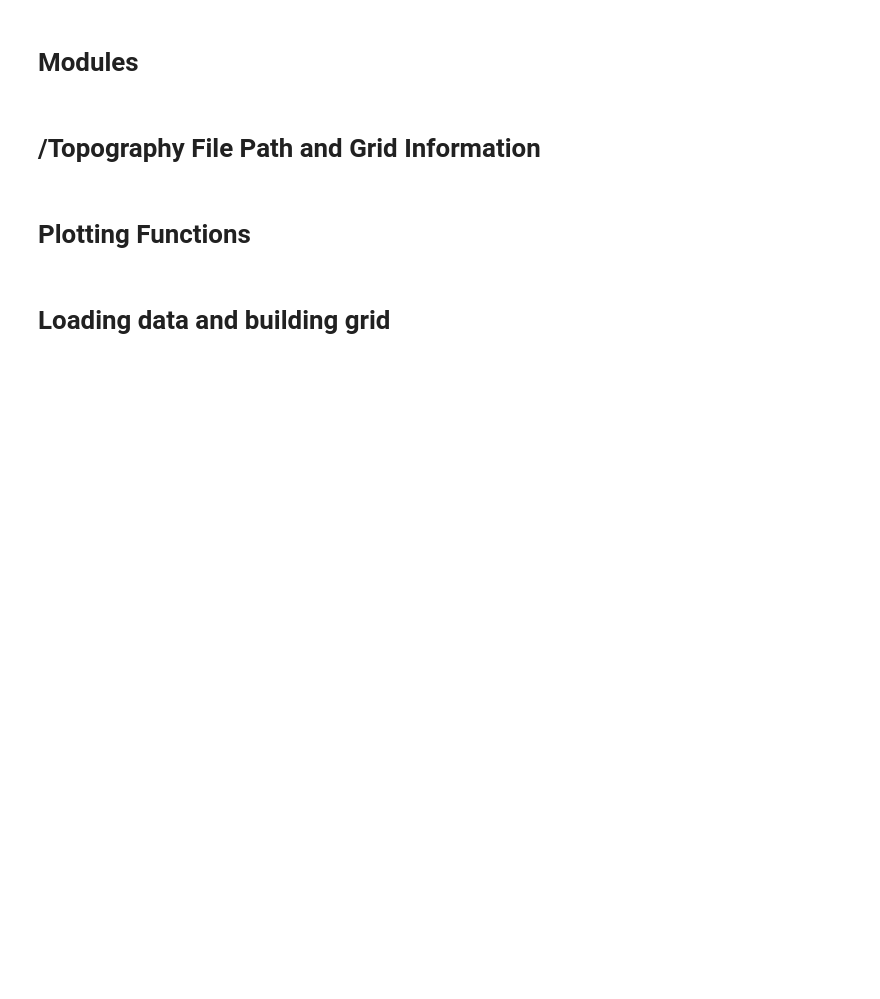
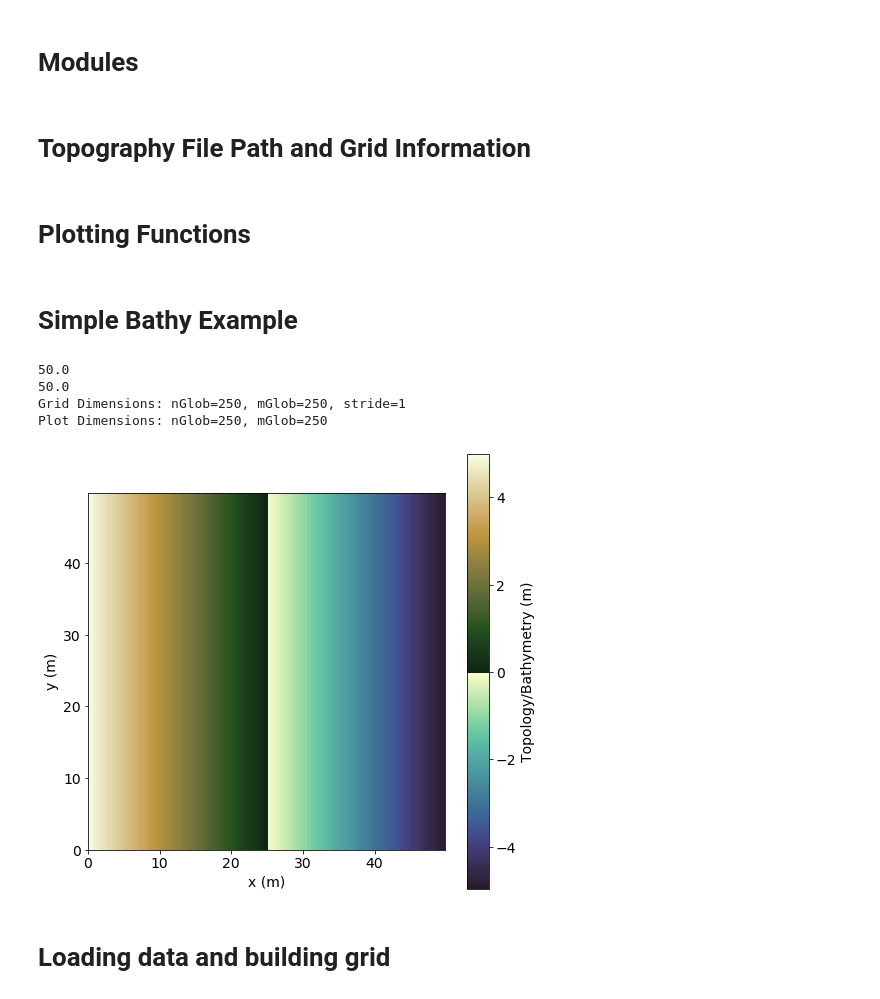
Before and after one commit to mayhl/FUNWAVE-TVD-pyScripts, a Jupyter notebook: bathy_modifications/addBreakwater.ipynb, the cells around one changed output. Saved outputs shown, nothing was run; the diff lists cells and outputs as text; code cells hidden in the pictures; blank space fills up the shorter version.

```diff
--- a/bathy_modifications/addBreakwater.ipynb
+++ b/bathy_modifications/addBreakwater.ipynb
@@ -10,7 +10,7 @@ import cmocean
 from shapely.geometry import Polygon, Point
 import shapely
 # %% [markdown]
-# /Topography File Path and Grid Information
+# Topography File Path and Grid Information
 # %%
 bathyFilePath = 'testBathy.txt'
 
@@ -91,6 +91,52 @@ def plotBathy( ax, x, y, z , stride=1):
 
     ax.set_xlabel( "x (m)")
     ax.set_ylabel( "y (m)")
+# %% [markdown]
+# Simple Bathy Example
+# %%
+
+rY = 1/5
+rX = 2
+dx = 0.1*rX
+dy = 1*rY
+
+nGlob = 50/rY
+mGlob = 2.5*200/rX
+
+print(dx*mGlob)
+print(dy*nGlob)
+
+# Constructing equispaced grid
+x = np.arange(0,mGlob)*dx + x0
+y = np.arange(0,nGlob)*dy + y0
+
+# Computing stride based on max linear plot size
+nMax = max(nGlob,mGlob)
+stride = int(nMax/maxLinearPlotPoints)
+if ( stride < 1 ): stride = 1
+
+nGlobPlot = int( nGlob/stride )
+mGlobPlot = int( mGlob/stride )
+
+[X,Y] = np.meshgrid(x,y)
+
+bathy = 0.2*(25-X)
+
+print( "Grid Dimensions: nGlob=%d, mGlob=%d, stride=%d" % (nGlob, mGlob, stride) )
+print( "Plot Dimensions: nGlob=%d, mGlob=%d" % (nGlobPlot,mGlobPlot) )
+
+# Plotting topography/bathymetry
+fig, ax = plt.subplots()
+fig.set_size_inches(8, 8)
+
+
+plotBathy( ax, x, y, bathy, stride )
+# %% [output]
+50.0
+50.0
+Grid Dimensions: nGlob=250, mGlob=250, stride=1
+Plot Dimensions: nGlob=250, mGlob=250
+[figure, added]
 # %% [markdown]
 # Loading data and building grid
 # %%
```
Also changed, not shown: parts of 10 cells of this notebook.
